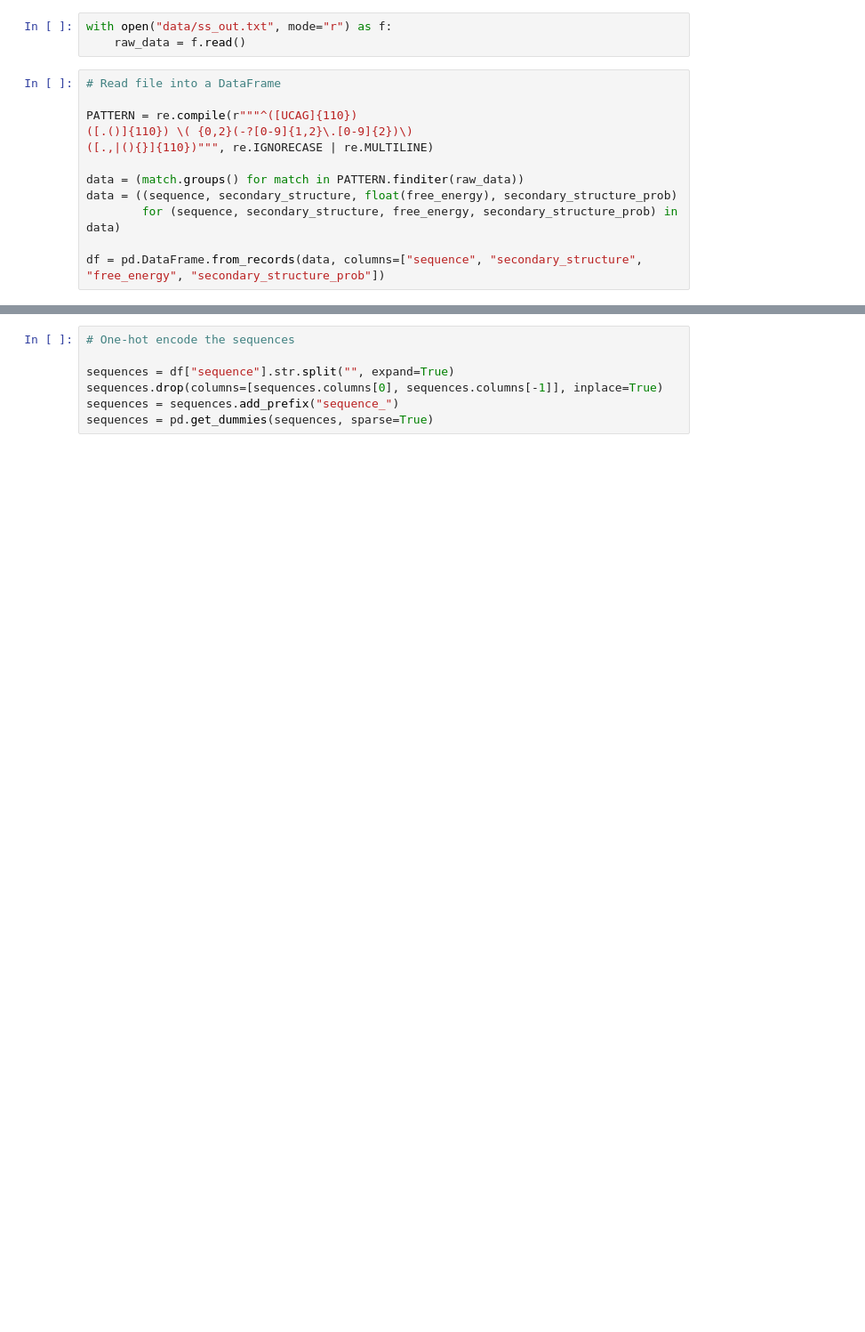
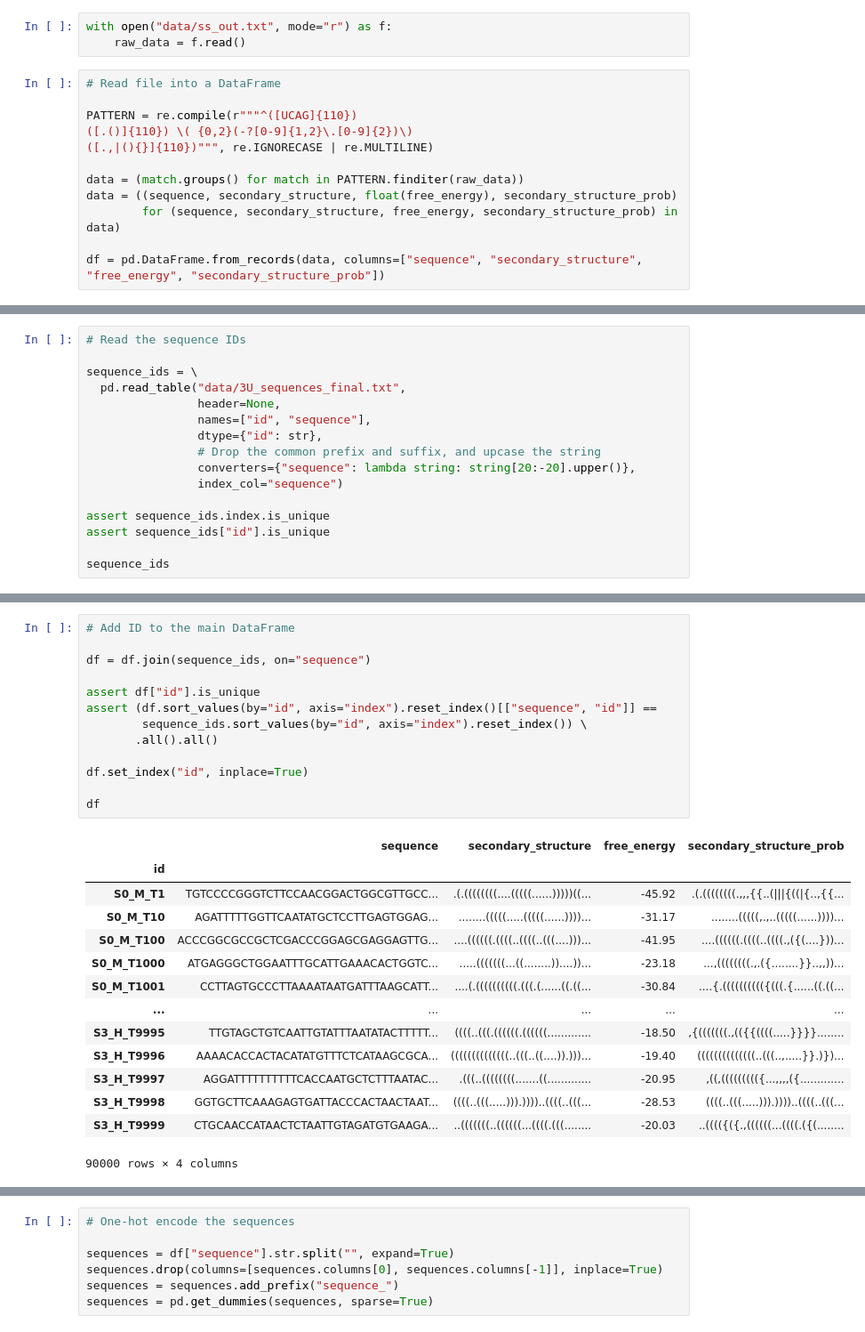
Before and after one commit to mbikovitsky/intro-to-ai-2020-final-project, a Jupyter notebook: Secondary Structure.ipynb, the cells around one changed output, grey strips where cells are left out. Shown at 89% size. Cells and saved outputs as stored; diff of their text form; blank space fills up the shorter version.

```diff
--- a/Secondary Structure.ipynb
+++ b/Secondary Structure.ipynb
@@ -26,0 +44,16 @@ df["sequence"] = df["sequence"].str.replace("U", "T")
+# %%
+# Read the sequence IDs
+
+sequence_ids = \
+  pd.read_table("data/3U_sequences_final.txt",
+                header=None,
+                names=["id", "sequence"],
+                dtype={"id": str},
+                # Drop the common prefix and suffix, and upcase the string
+                converters={"sequence": lambda string: string[20:-20].upper()},
+                index_col="sequence")
+
+assert sequence_ids.index.is_unique
+assert sequence_ids["id"].is_unique
+
+sequence_ids
@@ -26,0 +75,28 @@ df["sequence"] = df["sequence"].str.replace("U", "T")
+# %%
+# Add ID to the main DataFrame
+
+df = df.join(sequence_ids, on="sequence")
+
+assert df["id"].is_unique
+assert (df.sort_values(by="id", axis="index").reset_index()[["sequence", "id"]] ==
+        sequence_ids.sort_values(by="id", axis="index").reset_index()) \
+       .all().all()
+
+df.set_index("id", inplace=True)
+
+df
+# %% [output]
+|  | sequence | secondary_structure | free_energy | secondary_structure_prob |
+| id |  |  |  |  |
+| S0_M_T1 | TGTCCCCGGGTCTTCCAACGGACTGGCGTTGCC... | .(.((((((((....(((((......)))))((... | -45.92 | .(.((((((((.,,,{{..(|||{((|{..,{{... |
+| S0_M_T10 | AGATTTTTGGTTCAATATGCTCCTTGAGTGGAG... | ........(((((.....(((((......))))... | -31.17 | ........(((((,.,..(((((......))))... |
+| S0_M_T100 | ACCCGGCGCCGCTCGACCCGGAGCGAGGAGTTG... | ....((((((.((((..((((..(((....)))... | -41.95 | ....((((((.((((..((((.,({(....}))... |
+| S0_M_T1000 | ATGAGGGCTGGAATTTGCATTGAAACACTGGTC... | .....(((((((...((........))....))... | -23.18 | ...,((((((((.,.({........}}..,,))... |
+| S0_M_T1001 | CCTTAGTGCCCTTAAAATAATGATTTAAGCATT... | ....(.((((((((((.(((.(......((.((... | -30.84 | ....{.(((((((((({(((.{......((.((... |
+| ... | ... | ... | ... | ... |
+| S3_H_T9995 | TTGTAGCTGTCAATTGTATTTAATATACTTTTT... | ((((..(((.((((((.((((((............. | -18.50 | ,{(((((((.,(({{((((.....}}}}........ |
+| S3_H_T9996 | AAAACACCACTACATATGTTTCTCATAAGCGCA... | ((((((((((((((..(((..((....)).)))... | -19.40 | ((((((((((((((..(((..,.....}}.)})... |
+| S3_H_T9997 | AGGATTTTTTTTTTCACCAATGCTCTTTAATAC... | .(((..((((((((.......((............. | -20.95 | ,((,((((((((({...,,,,({............. |
+| S3_H_T9998 | GGTGCTTCAAAGAGTGATTACCCACTAACTAAT... | ((((..(((.....))).))))..((((..(((... | -28.53 | ((((..(((.....))).))))..((((..(((... |
+| S3_H_T9999 | CTGCAACCATAACTCTAATTGTAGATGTGAAGA... | ..(((((((..((((((...((((.(((........ | -20.03 | ..(((({({.,((((((...((((.({(........ |
+90000 rows × 4 columns
```
Also changed, not shown: parts of 21 cells of this notebook.
